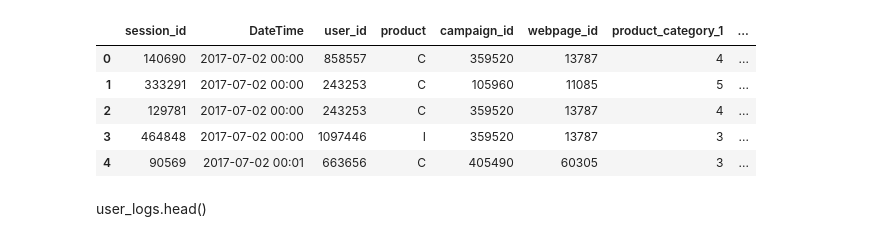
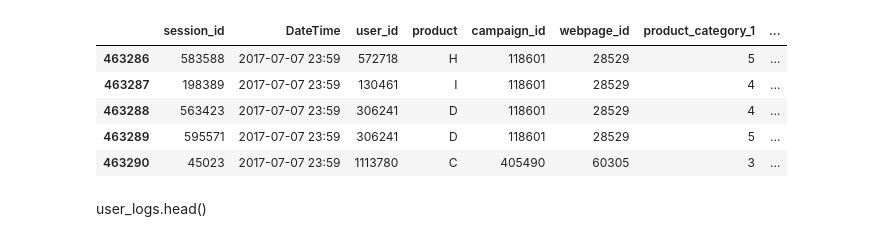
Before and after one commit to apurvaChaudhari/ae_2018, a Jupyter notebook: EDA.ipynb, the cells around one changed output. Drawn from its saved outputs; the diff is of its cells as text; code cells hidden in the pictures.

```diff
--- a/EDA.ipynb
+++ b/EDA.ipynb
@@ -14,14 +14,14 @@ def multi_table(table_list):
 data=pd.read_csv('/home/apurva/PycharmProjects/AmExpert _2018/input_data/train_amex/train.csv')
 #user_logs=pd.read_csv('/home/apurva/PycharmProjects/AmExpert _2018/input_data/train_amex/historical_user_logs.csv')
 # %%
-data.head()
+data.tail()
 # %% [output]
 |  | session_id | DateTime | user_id | product | campaign_id | webpage_id | product_category_1 | ... |
-| 0 | 140690 | 2017-07-02 00:00 | 858557 | C | 359520 | 13787 | 4 | ... |
-| 1 | 333291 | 2017-07-02 00:00 | 243253 | C | 105960 | 11085 | 5 | ... |
-| 2 | 129781 | 2017-07-02 00:00 | 243253 | C | 359520 | 13787 | 4 | ... |
-| 3 | 464848 | 2017-07-02 00:00 | 1097446 | I | 359520 | 13787 | 3 | ... |
-| 4 | 90569 | 2017-07-02 00:01 | 663656 | C | 405490 | 60305 | 3 | ... |
+| 463286 | 583588 | 2017-07-07 23:59 | 572718 | H | 118601 | 28529 | 5 | ... |
+| 463287 | 198389 | 2017-07-07 23:59 | 130461 | I | 118601 | 28529 | 4 | ... |
+| 463288 | 563423 | 2017-07-07 23:59 | 306241 | D | 118601 | 28529 | 4 | ... |
+| 463289 | 595571 | 2017-07-07 23:59 | 306241 | D | 118601 | 28529 | 5 | ... |
+| 463290 | 45023 | 2017-07-07 23:59 | 1113780 | C | 405490 | 60305 | 3 | ... |
 # %% [markdown]
 user_logs.head()
 # %%
```
Also changed, not shown: parts of 12 cells of this notebook, 5 other files.
